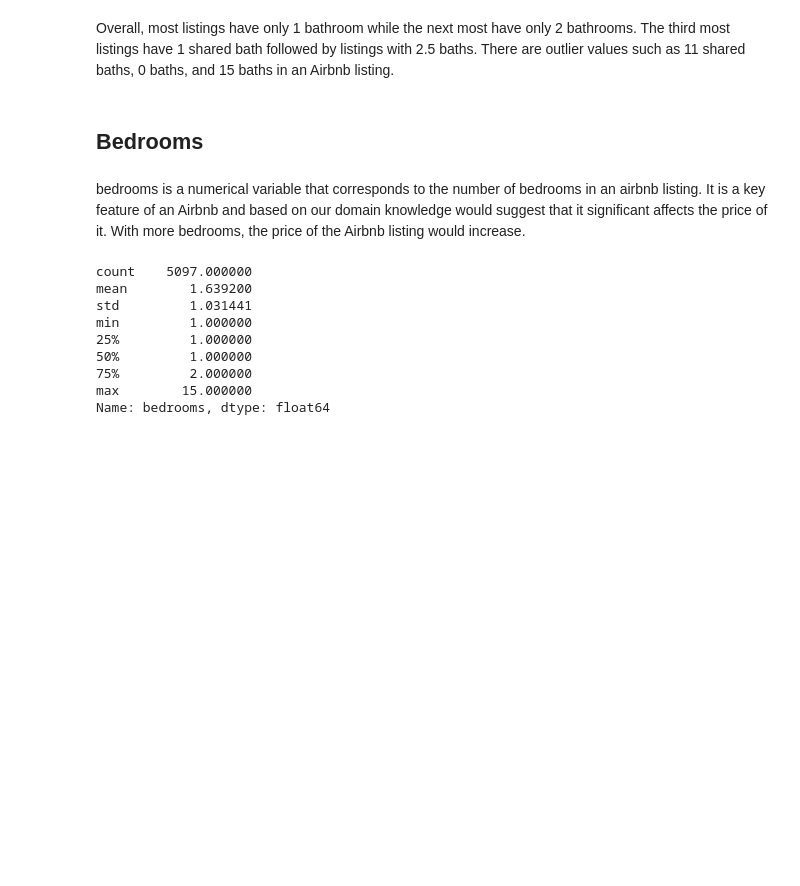
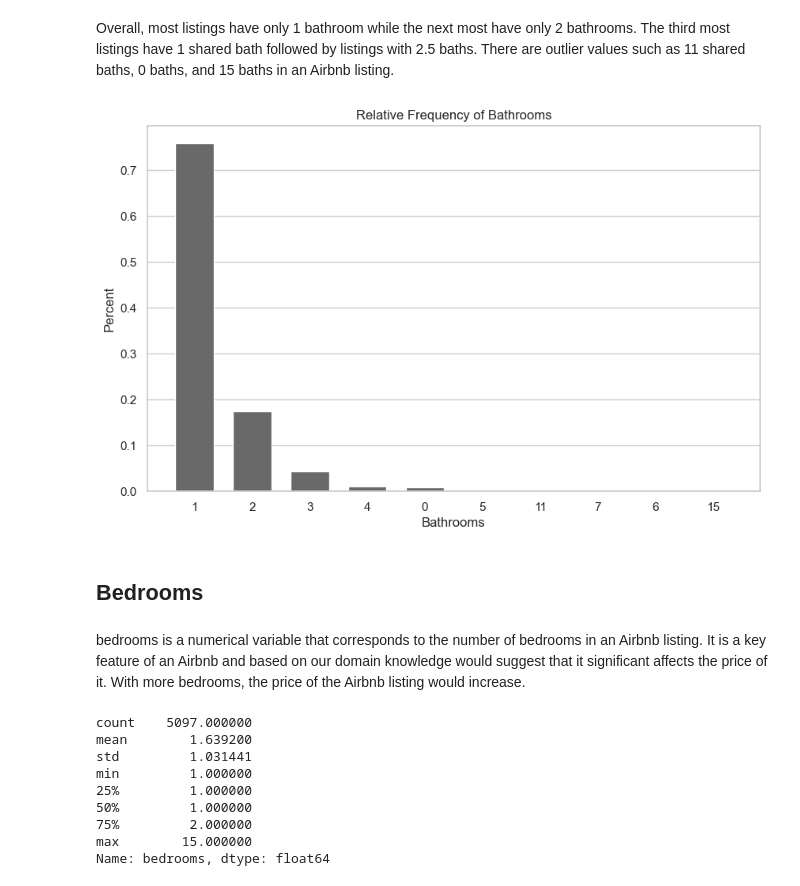
Before and after one commit to ayee6/JHUDataScienceGroup9, a Jupyter notebook: andrew_eda.ipynb, the cells around one changed output. Saved outputs shown, nothing was run; the diff lists cells and outputs as text; code cells hidden in the pictures; blank space fills up the shorter version.

```diff
--- a/andrew_eda.ipynb
+++ b/andrew_eda.ipynb
@@ -206,7 +214,28 @@ pd.DataFrame(tempDF["bathrooms_text"].value_counts())
 # %% [markdown]
 Overall, most listings have only 1 bathroom while the next most have only 2 bathrooms. The third most listings have 1 shared bath followed by listings with 2.5 baths. There are outlier values such as 11 shared baths, 0 baths, and 15 baths in an Airbnb listing.
+# %%
+counts = tempDF["bathroom_numbers"].value_counts().sort_index()
+proportions = tempDF["bathroom_numbers"].value_counts(normalize=True)
+x = range( len( counts))
+width = 1/1.5
+
+figure = plt.figure(figsize=(10, 6))
+
+axes = figure.add_subplot(1, 1, 1)
+axes.bar(x, proportions, width, color="dimgray", align="center")
+axes.set_xlabel("Bathrooms")
+axes.set_xticks(x)
+axes.set_xticklabels(proportions.axes[0])
+axes.set_title( "Relative Frequency of Bathrooms")
+axes.set_ylabel( "Percent")
+axes.xaxis.grid(False)
+
+plt.show()
+plt.close()
+# %% [output]
+[figure, added]
 # %% [markdown]
 ## Bedrooms
 # %% [markdown]
-bedrooms is a numerical variable that corresponds to the number of bedrooms in an airbnb listing. It is a key feature of an Airbnb and based on our domain knowledge would suggest that it significant affects the price of it. With more bedrooms, the price of the Airbnb listing would increase.
+bedrooms is a numerical variable that corresponds to the number of bedrooms in an Airbnb listing. It is a key feature of an Airbnb and based on our domain knowledge would suggest that it significant affects the price of it. With more bedrooms, the price of the Airbnb listing would increase.
 # %%
```
Also changed, not shown: parts of 76 cells of this notebook.
